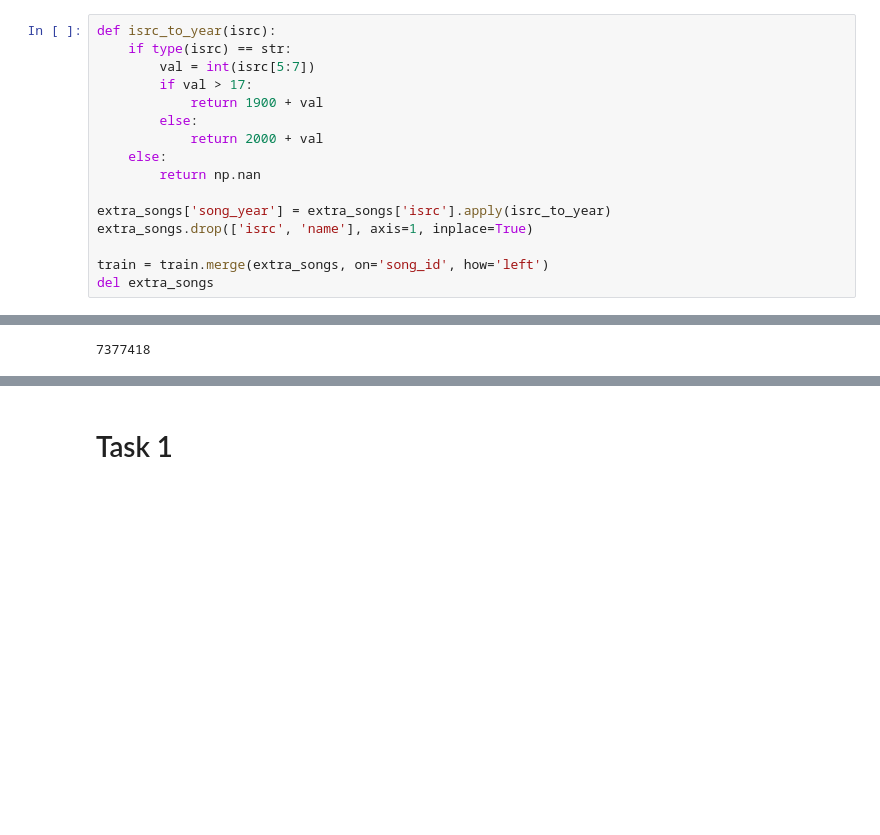
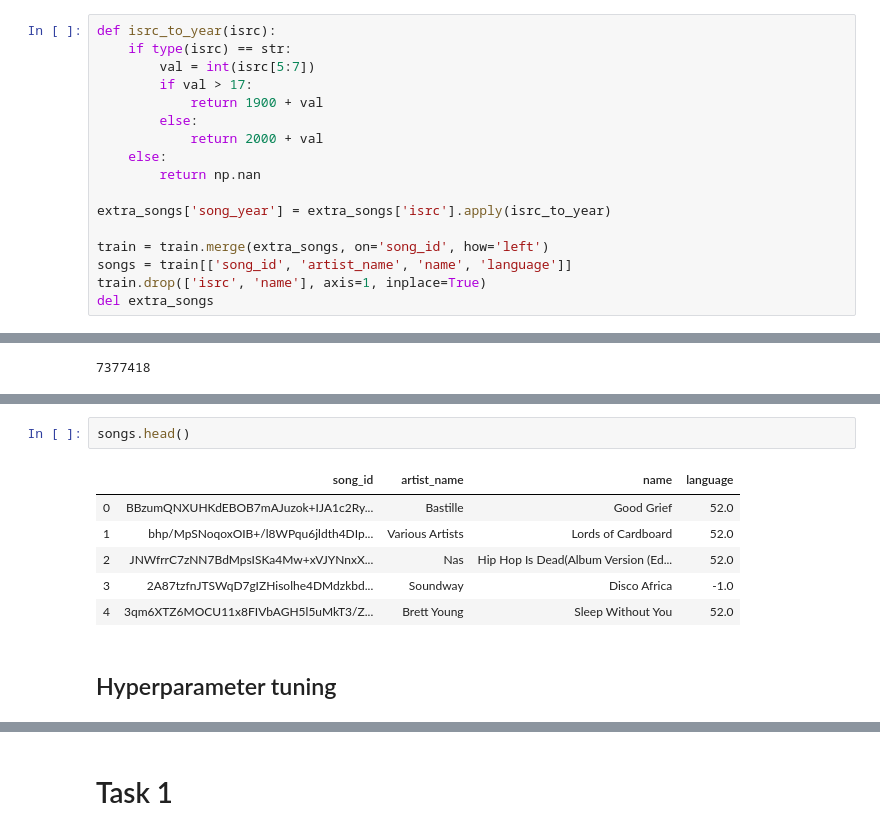
Before and after one commit to shavkunov/Recsys, a Jupyter notebook: hw2.ipynb, the cells around one changed output, grey strips where cells are left out. Drawn from its saved outputs; the diff is of its cells as text; blank space fills up the shorter version.

```diff
--- a/hw2.ipynb
+++ b/hw2.ipynb
@@ -80,7 +94,8 @@ def isrc_to_year(isrc):
         return np.nan
 
 extra_songs['song_year'] = extra_songs['isrc'].apply(isrc_to_year)
-extra_songs.drop(['isrc', 'name'], axis=1, inplace=True)
 
 train = train.merge(extra_songs, on='song_id', how='left')
+songs = train[['song_id', 'artist_name', 'name', 'language']]
+train.drop(['isrc', 'name'], axis=1, inplace=True)
 del extra_songs
@@ -92,0 +145,11 @@ len(train)
+# %%
+songs.head()
+# %% [output]
+|  | song_id | artist_name | name | language |
+| 0 | BBzumQNXUHKdEBOB7mAJuzok+IJA1c2Ry... | Bastille | Good Grief | 52.0 |
+| 1 | bhp/MpSNoqoxOIB+/l8WPqu6jldth4DIp... | Various Artists | Lords of Cardboard | 52.0 |
+| 2 | JNWfrrC7zNN7BdMpsISKa4Mw+xVJYNnxX... | Nas | Hip Hop Is Dead(Album Version (Ed... | 52.0 |
+| 3 | 2A87tzfnJTSWqD7gIZHisolhe4DMdzkbd... | Soundway | Disco Africa | -1.0 |
+| 4 | 3qm6XTZ6MOCU11x8FIVbAGH5l5uMkT3/Z... | Brett Young | Sleep Without You | 52.0 |
+# %% [markdown]
+## Hyperparameter tuning
```
Also changed, not shown: parts of 77 cells of this notebook.
